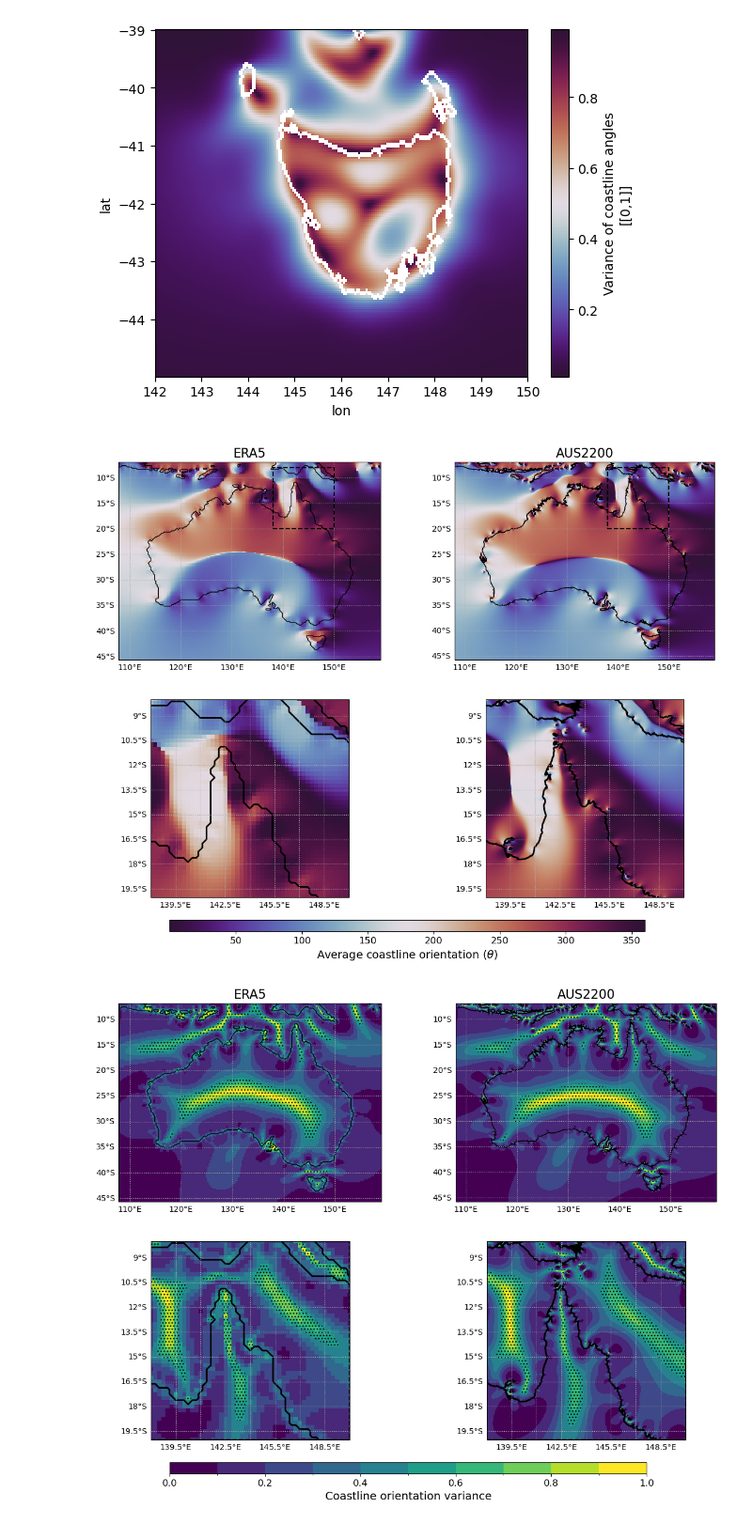
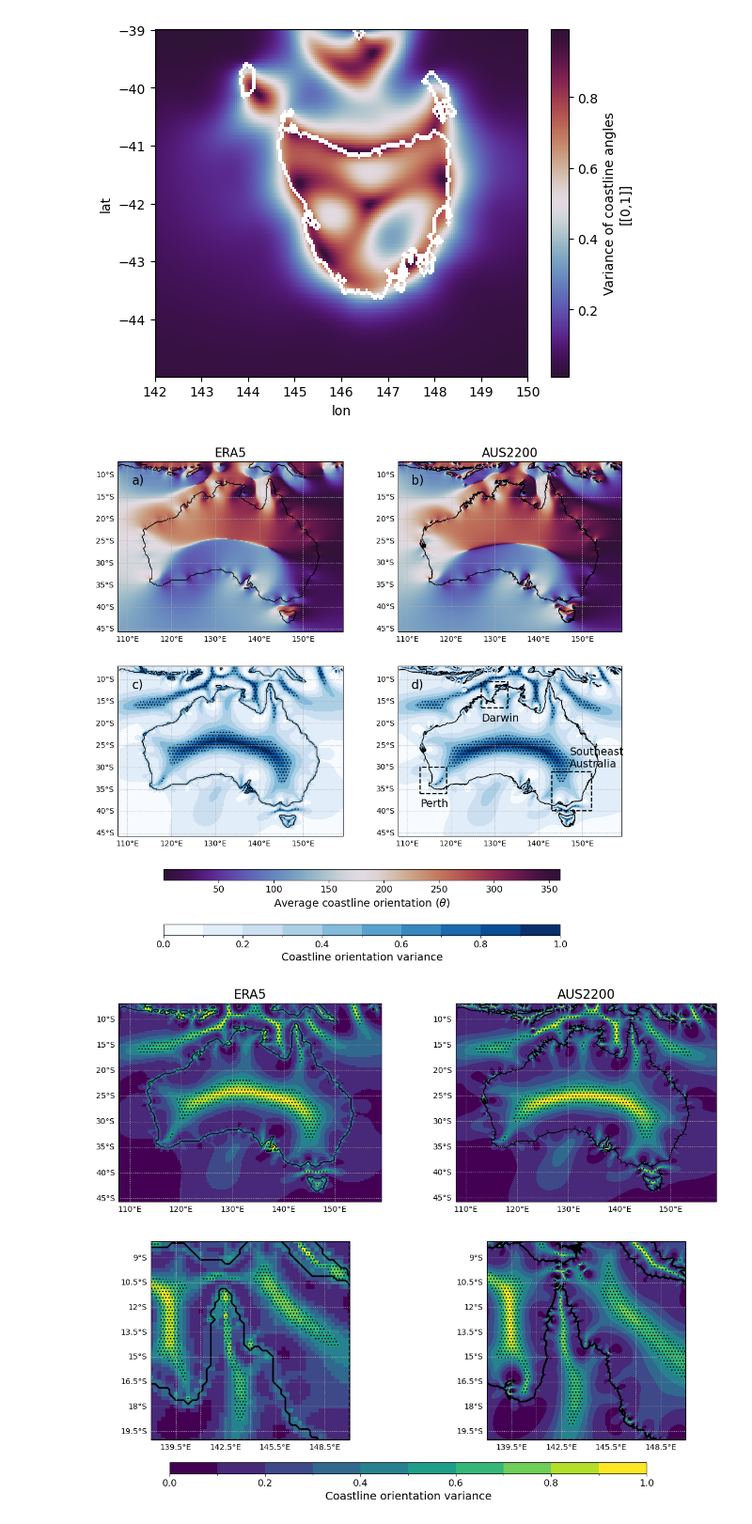
Before and after one commit to andrewbrown31/sea_breeze_analysis, a Jupyter notebook: analysis_notebooks/coastline_notepad.ipynb, the cells around one changed output. Shown at 94% size. Cells and saved outputs as stored; diff of their text form; code cells hidden in the pictures.

```diff
--- a/analysis_notebooks/coastline_notepad.ipynb
+++ b/analysis_notebooks/coastline_notepad.ipynb
@@ -136,7 +132,14 @@ _, era5_lsm, cl = load_model_data.load_era5_static(lon_slice,lat_slice,"2016-01-
 era5_lsm = load_model_data.remove_era5_inland_lakes(era5_lsm,cl)
 _, aus2200_lsm = load_model_data.load_aus2200_static("mjo-elnino2016",lon_slice,lat_slice)
 # %%
-plt.figure(figsize=[14,10])
+def plot_lat_lon_box(lat_slice,lon_slice,string="",dy=0,dx=0):
+
+    plt.plot([lon_slice.start, lon_slice.stop, lon_slice.stop, lon_slice.start, lon_slice.start],
+        [lat_slice.start, lat_slice.start, lat_slice.stop, lat_slice.stop, lat_slice.start],
+            color="k",ls="--")
+    plt.text(lon_slice.start+dx,lat_slice.start+dy,string,size=14)
+
+plt.figure(figsize=[12,10])
 
 ax=plt.subplot(2,2,1,projection=ccrs.PlateCarree())
 angle_ds_era5.angle_interp.plot(cmap="twilight_shifted",add_colorbar=False)
@@ -147,50 +150,76 @@ xr.plot.contour(
     linewidths=1)
 ax.gridlines(ls=":",draw_labels=["bottom","left"])
 plt.title("ERA5",size=16)
-plt.plot([138,150,150,138,138],[-20,-20,-8,-8,-20], ls="--", color="k")
+#plt.plot([138,150,150,138,138],[-20,-20,-8,-8,-20], ls="--", color="k")
+ax.text(111,-12,"a)",size=16)
 
 ax=plt.subplot(2,2,2,projection=ccrs.PlateCarree())
-angle_ds_aus2200.angle_interp.plot(cmap="twilight_shifted",add_colorbar=False)
+c1=angle_ds_aus2200.angle_interp.plot(cmap="twilight_shifted",add_colorbar=False)
 xr.plot.contour(
     aus2200_lsm,
     levels=1,
     colors="k",
     linewidths=1)
 ax.gridlines(ls=":",draw_labels=["bottom","left"])
 plt.title("AUS2200",size=16)
-plt.plot([138,150,150,138,138],[-20,-20,-8,-8,-20], ls="--", color="k")
+#plt.plot([138,150,150,138,138],[-20,-20,-8,-8,-20], ls="--", color="k")
+ax.text(111,-12,"b)",size=16)
 
 ax=plt.subplot(2,2,3,projection=ccrs.PlateCarree())
-angle_ds_era5.angle_interp.plot(cmap="twilight_shifted",add_colorbar=False)
+angle_ds_era5.variance_interp.plot(levels=np.linspace(0,1,11),add_colorbar=False,cmap="Blues")
 xr.plot.contour(
     era5_lsm,
     levels=1,
     colors="k",
-    linewidths=2)
-plt.xlim([138,150])
-plt.ylim([-20,-8])
+    linewidths=1)
+xr.plot.contourf(
+    angle_ds_era5.variance_interp,
+    levels=[0.5,1],
+    extend="neither",
+    colors=["none"],
+    alpha=0,
+    hatches=["..."],
+    add_colorbar=False)
 ax.gridlines(ls=":",draw_labels=["bottom","left"])
-plt.title("")
+#plt.title("ERA5",size=16)
+ax.text(111,-12,"c)",size=16)
 
 ax=plt.subplot(2,2,4,projection=ccrs.PlateCarree())
-c=angle_ds_aus2200.angle_interp.plot(cmap="twilight_shifted",add_colorbar=False)
+c2=angle_ds_aus2200.variance_interp.plot(levels=np.linspace(0,1,11),add_colorbar=False,cmap="Blues")
 xr.plot.contour(
     aus2200_lsm,
     levels=1,
     colors="k",
-    linewidths=2)
-plt.xlim([138,150])
-plt.ylim([-20,-8])
+    linewidths=1)
+xr.plot.contourf(
+    angle_ds_aus2200.variance_interp,
+    levels=[0.5,1],
+    extend="neither",
+    colors=["none"],
+    alpha=0,
+    hatches=["..."],
+    add_colorbar=False)
 ax.gridlines(ls=":",draw_labels=["bottom","left"])
-plt.title("")
+#plt.title("AUS2200",size=16)
+ax.text(111,-12,"d)",size=16)
 
-cb=plt.colorbar(c,plt.axes([0.2,0.05,0.6,0.02]),orientation="horizontal")
+plot_lat_lon_box(slice(-36,-30),slice(113,119),string="Perth",dy=-3)
+plot_lat_lon_box(slice(-16.5,-10.5),slice(127,133),string="Darwin",dy=-3)
+plot_lat_lon_box(slice(-40,-31),slice(143.1,152.1),string="Southeast\nAustralia",dy=10,dx=4)
+
+cb=plt.colorbar(c1,plt.axes([0.2,0.12,0.6,0.02]),orientation="horizontal")
 cb.set_label("Average coastline orientation $({\\theta})$",size=14)
 cb.ax.tick_params(labelsize=12)
 
+cb=plt.colorbar(c2,plt.axes([0.2,0.02,0.6,0.02]),orientation="horizontal")
+cb.set_label("Coastline orientation variance",size=14)
+cb.ax.tick_params(labelsize=12)
+
+plt.subplots_adjust(bottom=0.2)
+
 plt.savefig("/g/data/ng72/ab4502/figs/methods_paper/angles.jpeg",dpi=400,bbox_inches="tight")
 # %% [output]
-[figure, old version]
+[figure, new version]
 # %%
 plt.figure(figsize=[14,10])
 
```
Also changed, not shown: parts of 2 cells of this notebook, 26 other files.
